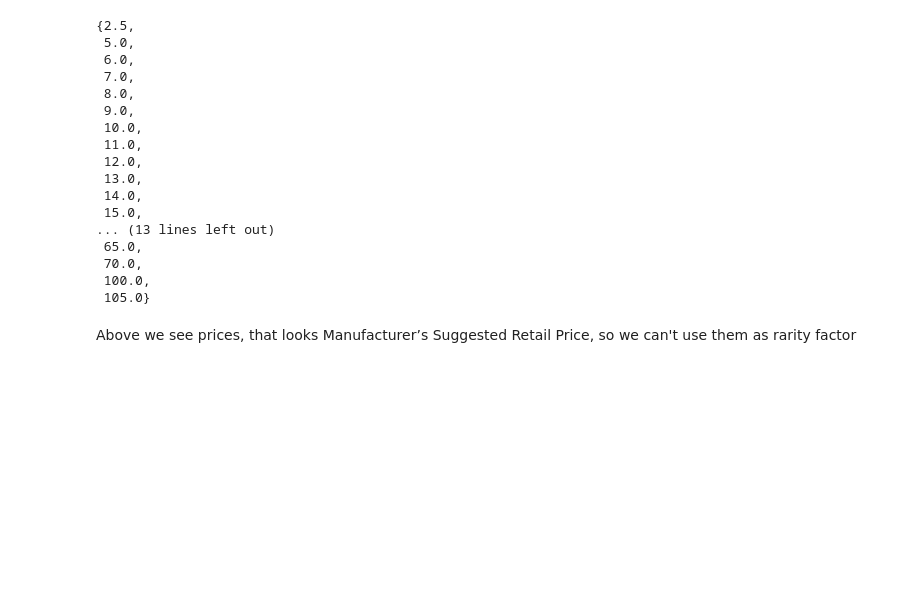
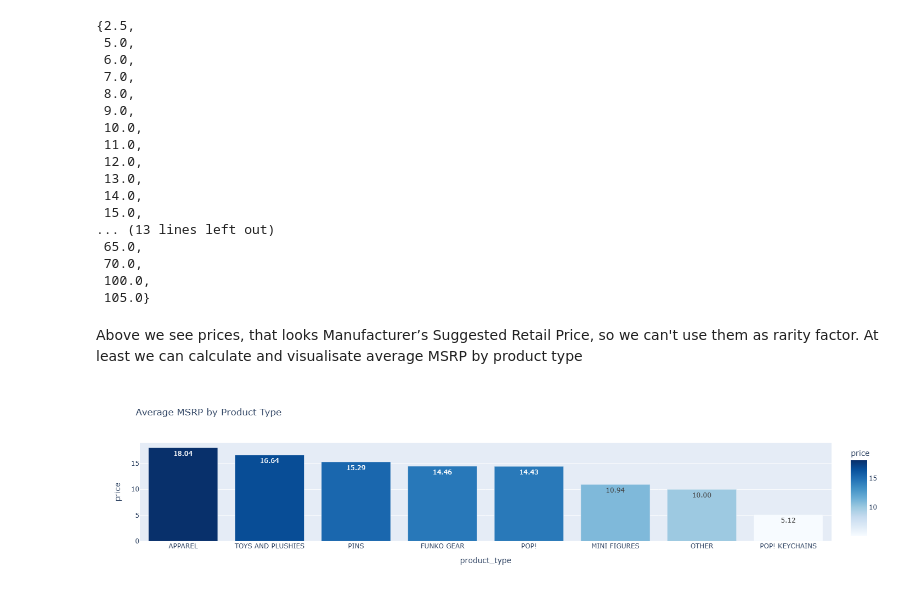
Before and after one commit to jivko25/Funko-pop-analyzer, a Jupyter notebook: funko.ipynb, the cells around one changed output. Cells and saved outputs as stored; diff of their text form; code cells hidden in the pictures; blank space fills up the shorter version.

Commit message:
Enhance funko.ipynb with average MSRP calculation and visualization
- Updated the notebook to include a new calculation and visualization of the average Manufacturer’s Suggested Retail Price (MSRP) by product type.
- Improved the clarity of the existing text to reflect the new analysis capabilities.

```diff
--- a/funko.ipynb
+++ b/funko.ipynb
@@ -491,4 +491,19 @@ prices
  100.0,
  105.0}
 # %% [markdown]
-Above we see prices, that looks Manufacturer’s Suggested Retail Price, so we can't use them as rarity factor
+Above we see prices, that looks Manufacturer’s Suggested Retail Price, so we can't use them as rarity factor. At least we can calculate and visualisate average MSRP by product type
+# %%
+avg_prices = df.groupby('product_type')['price'].mean().reset_index().sort_values('price', ascending=False)
+
+fig_avg = px.bar(
+    avg_prices,
+    x='product_type',
+    y='price',
+    text_auto='.2f',
+    title='Average MSRP by Product Type',
+    color='price',
+    color_continuous_scale='Blues'
+)
+fig_avg.show()
+# %% [output]
+[figure, added]
```
